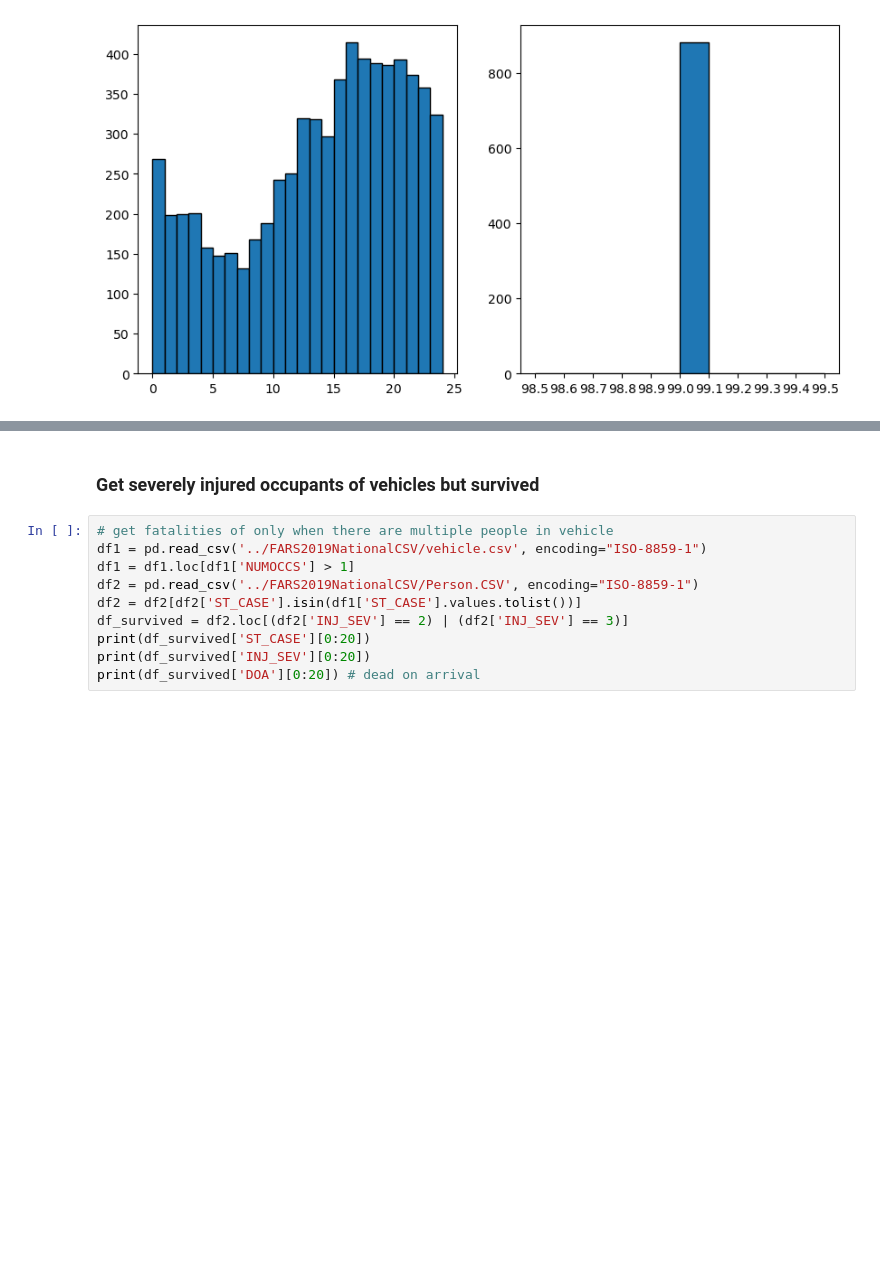
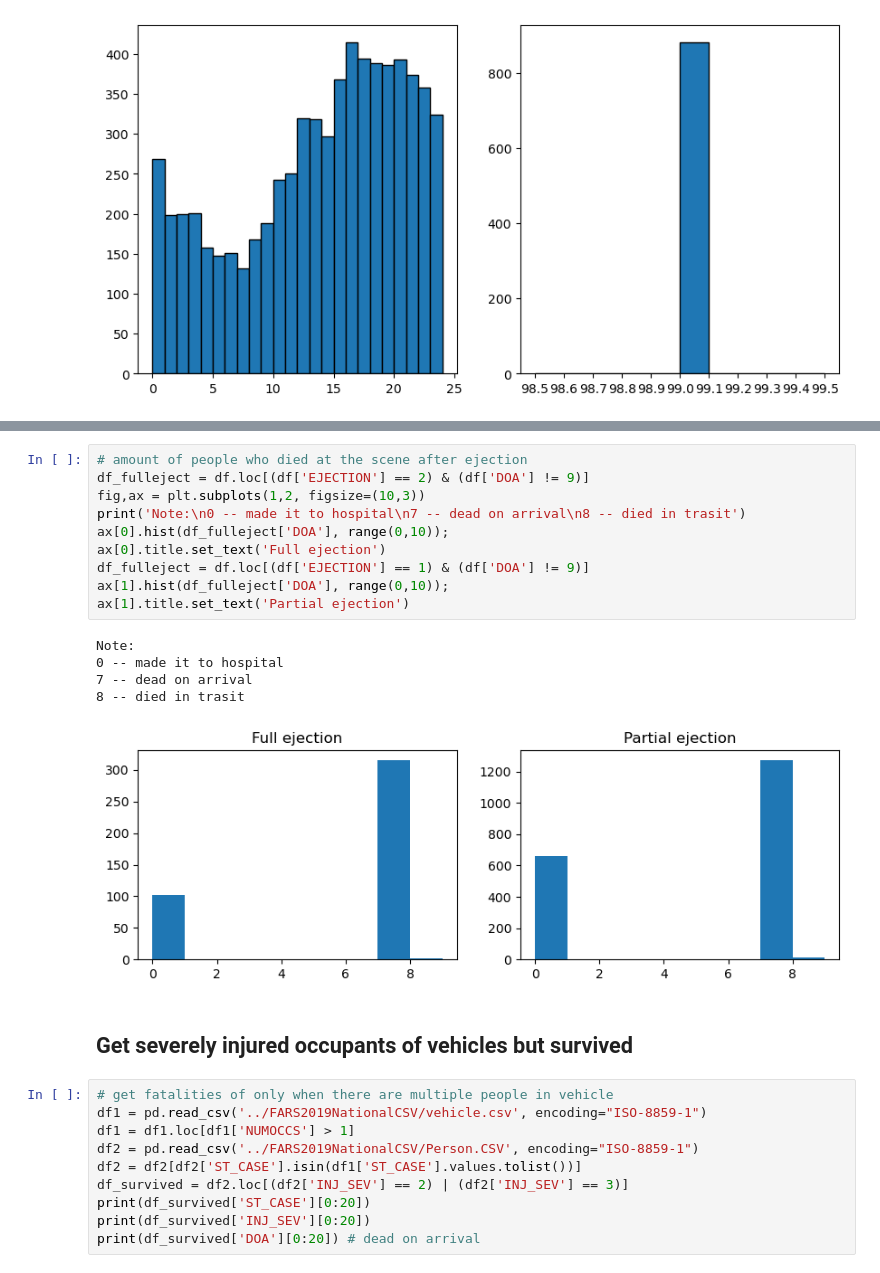
Before and after one commit to braxtonhaynie/IE565_applied_data_science, a Jupyter notebook: parse_data.ipynb, the cells around one changed output, grey strips where cells are left out. Saved outputs shown, nothing was run; the diff lists cells and outputs as text; blank space fills up the shorter version.

```diff
--- a/parse_data.ipynb
+++ b/parse_data.ipynb
@@ -116,5 +149,21 @@ Note:
+# %%
+# amount of people who died at the scene after ejection
+df_fulleject = df.loc[(df['EJECTION'] == 2) & (df['DOA'] != 9)]
+fig,ax = plt.subplots(1,2, figsize=(10,3))
+print('Note:\n0 -- made it to hospital\n7 -- dead on arrival\n8 -- died in trasit')
+ax[0].hist(df_fulleject['DOA'], range(0,10));
+ax[0].title.set_text('Full ejection')
+df_fulleject = df.loc[(df['EJECTION'] == 1) & (df['DOA'] != 9)]
+ax[1].hist(df_fulleject['DOA'], range(0,10));
+ax[1].title.set_text('Partial ejection')
+# %% [output]
+Note:
+0 -- made it to hospital
+7 -- dead on arrival
+8 -- died in trasit
+[figure, added]
 # %% [markdown]
-### Get severely injured occupants of vehicles but survived
+## Get severely injured occupants of vehicles but survived
 # %%
 # get fatalities of only when there are multiple people in vehicle
 df1 = pd.read_csv('../FARS2019NationalCSV/vehicle.csv', encoding="ISO-8859-1")
```
Also changed, not shown: parts of 8 cells of this notebook.
